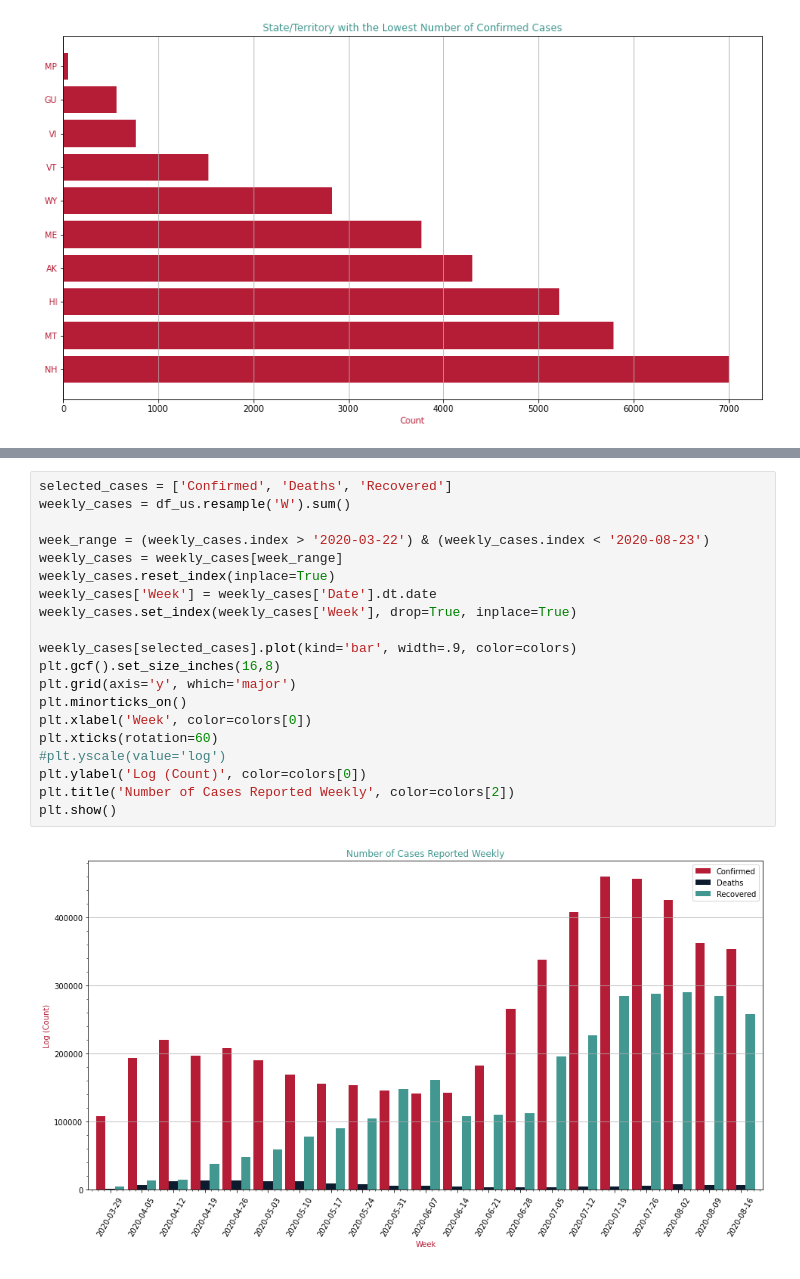
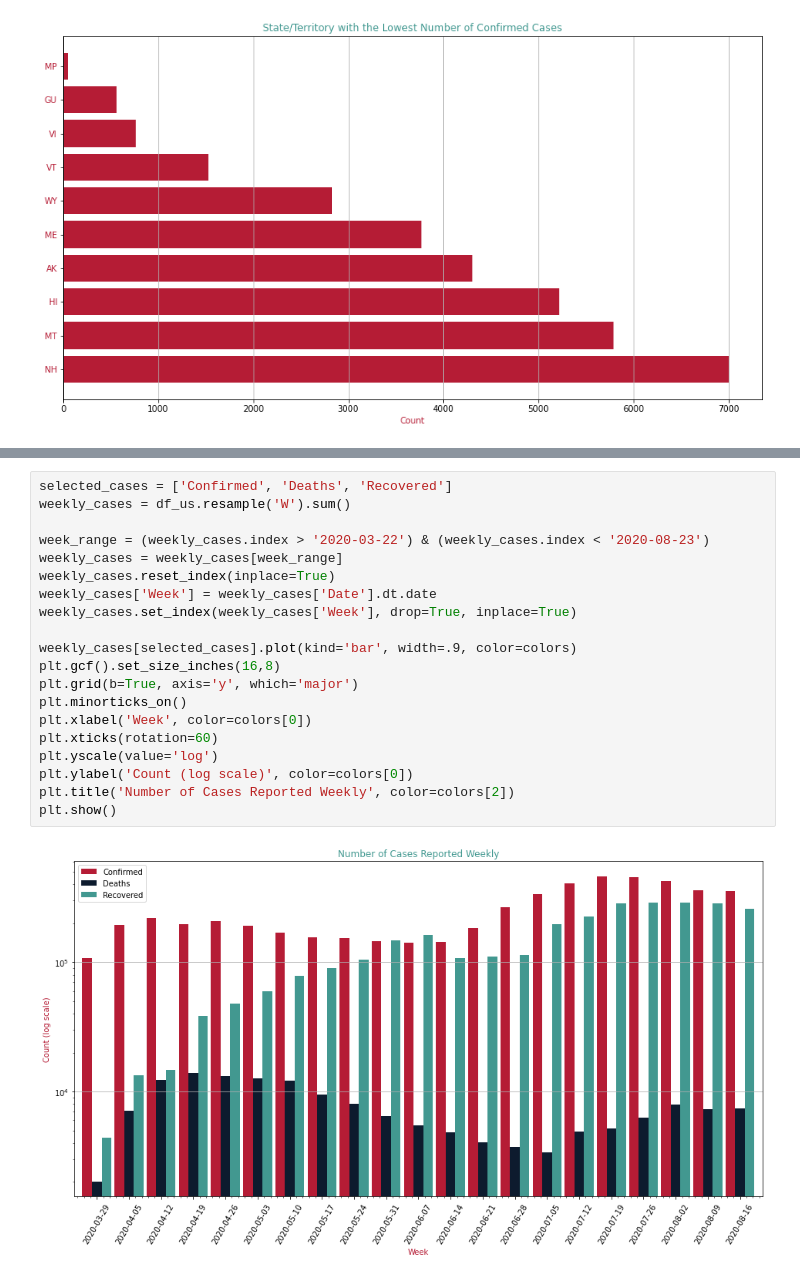
Before and after one commit to calldrj/COVID19.DataMining, a Jupyter notebook: COVID-19.Visualization.ipynb, the cells around one changed output, grey strips where cells are left out. Saved outputs shown, nothing was run; the diff lists cells and outputs as text.

Commit message:
visualization of time-series data in COVID-19 in the US datasets

```diff
--- a/COVID-19.Visualization.ipynb
+++ b/COVID-19.Visualization.ipynb
@@ -145,22 +143,22 @@ for seq_color, case in daily_cases.items():
 # %%
 selected_cases = ['Confirmed', 'Deaths', 'Recovered']
 weekly_cases = df_us.resample('W').sum()
 
 week_range = (weekly_cases.index > '2020-03-22') & (weekly_cases.index < '2020-08-23')
 weekly_cases = weekly_cases[week_range]
 weekly_cases.reset_index(inplace=True)
 weekly_cases['Week'] = weekly_cases['Date'].dt.date
 weekly_cases.set_index(weekly_cases['Week'], drop=True, inplace=True)
 
 weekly_cases[selected_cases].plot(kind='bar', width=.9, color=colors)
 plt.gcf().set_size_inches(16,8)
-plt.grid(axis='y', which='major')
+plt.grid(b=True, axis='y', which='major')
 plt.minorticks_on()
 plt.xlabel('Week', color=colors[0])
 plt.xticks(rotation=60)
-#plt.yscale(value='log')
-plt.ylabel('Log (Count)', color=colors[0])
+plt.yscale(value='log')
+plt.ylabel('Count (log scale)', color=colors[0])
 plt.title('Number of Cases Reported Weekly', color=colors[2])
 plt.show()
 # %% [output]
-[figure, old version]
+[figure, new version]
```
Also changed, not shown: parts of 1 cell of this notebook.
